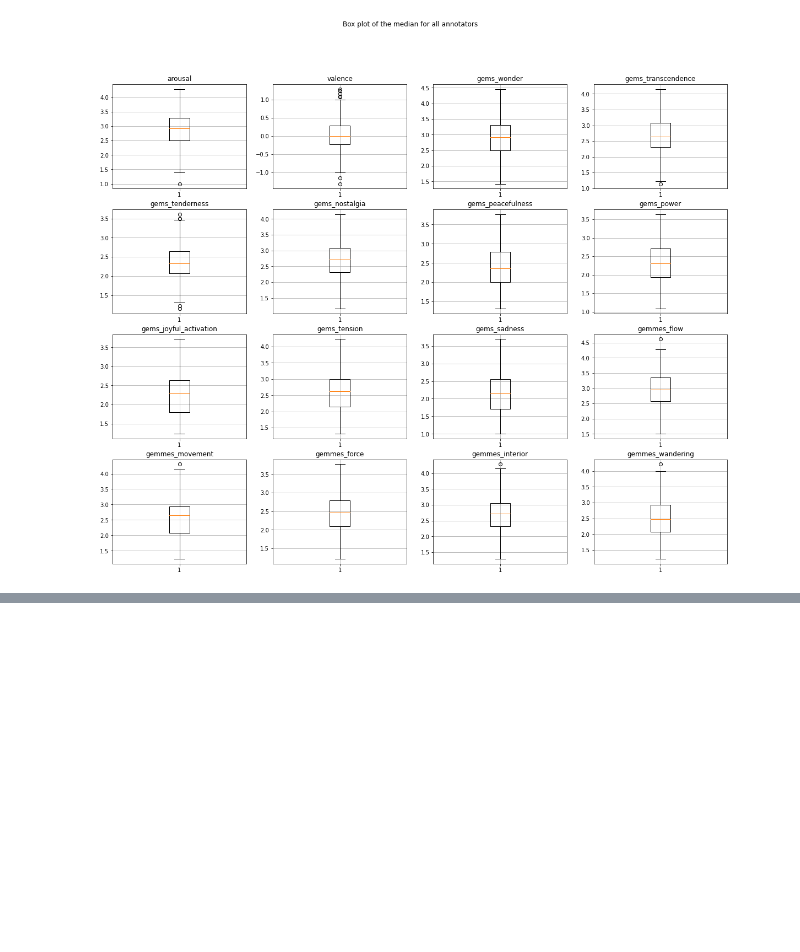
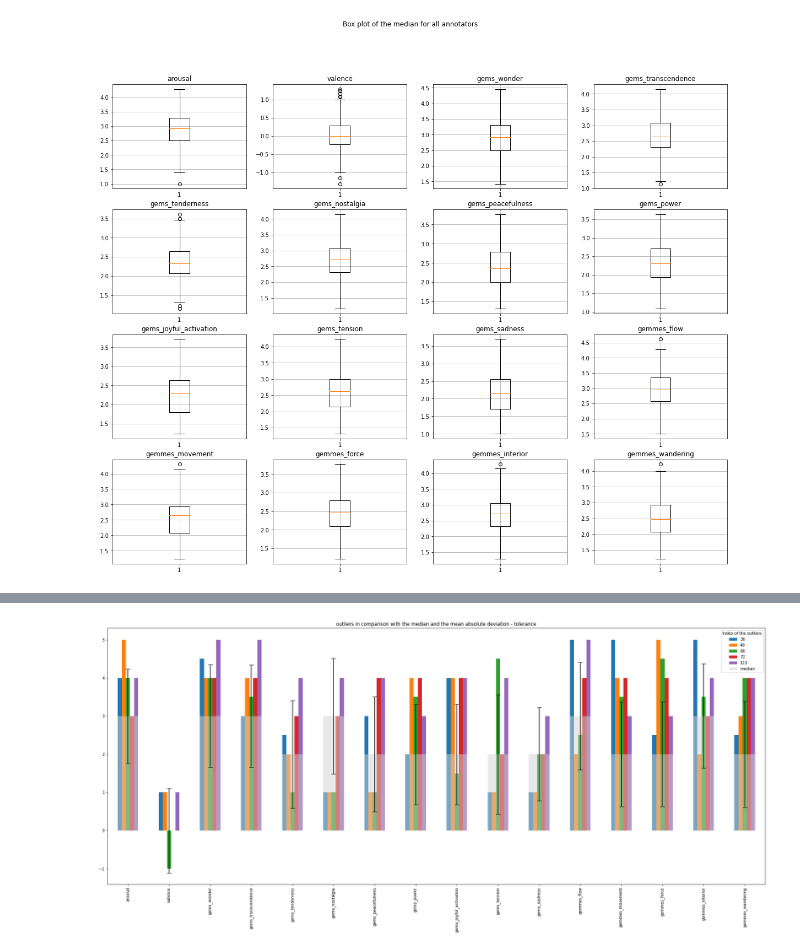
Before and after one commit to NoahPichl/MLPC_The_haunted_turtles, a Jupyter notebook: data_exploration.ipynb, the cells around one changed output, grey strips where cells are left out. Drawn from its saved outputs; the diff is of its cells as text; code cells hidden in the pictures; blank space fills up the shorter version.

```diff
--- a/data_exploration.ipynb
+++ b/data_exploration.ipynb
@@ -180,0 +180,20 @@ search_for_outliers(anot_median, anot_std, median_annotators).loc[:,'arousal':'g
+# %%
+def plot_outliers(median, mad, outliers, mad_multiplier=1.25):
+    """
+    :median: median of the original dataframe
+    :mad: mean absolute deviation of the original dataframe
+    :outliers: dataframe of the outliers
+    :mad_multiplier: multiplier for the used mean absolute deviation (ajust for extremer outliers)
+
+    :returns: a plot of the outliers in comparison with the median and the mad-tolerance
+    """
+    tolerance = mad.loc[:,'arousal':'gemmes_wandering'].squeeze() * mad_multiplier
+    median = median.loc[:,'arousal':'gemmes_wandering'].squeeze()
+    outliers.T.plot.bar(figsize=(30, 12))
+    median.plot.bar(color= "lightgray", alpha=0.5, yerr=tolerance, capsize=6, label="median")
+    plt.title("outliers in comparison with the median and the mean absolute deviation - tolerance")
+    plt.legend(title="Index of the outliers", loc=0)
+# %%
+plot_outliers(anot_median, anot_mad, out)
+# %% [output]
+[figure, added]
```
Also changed, not shown: parts of 6 cells of this notebook.
